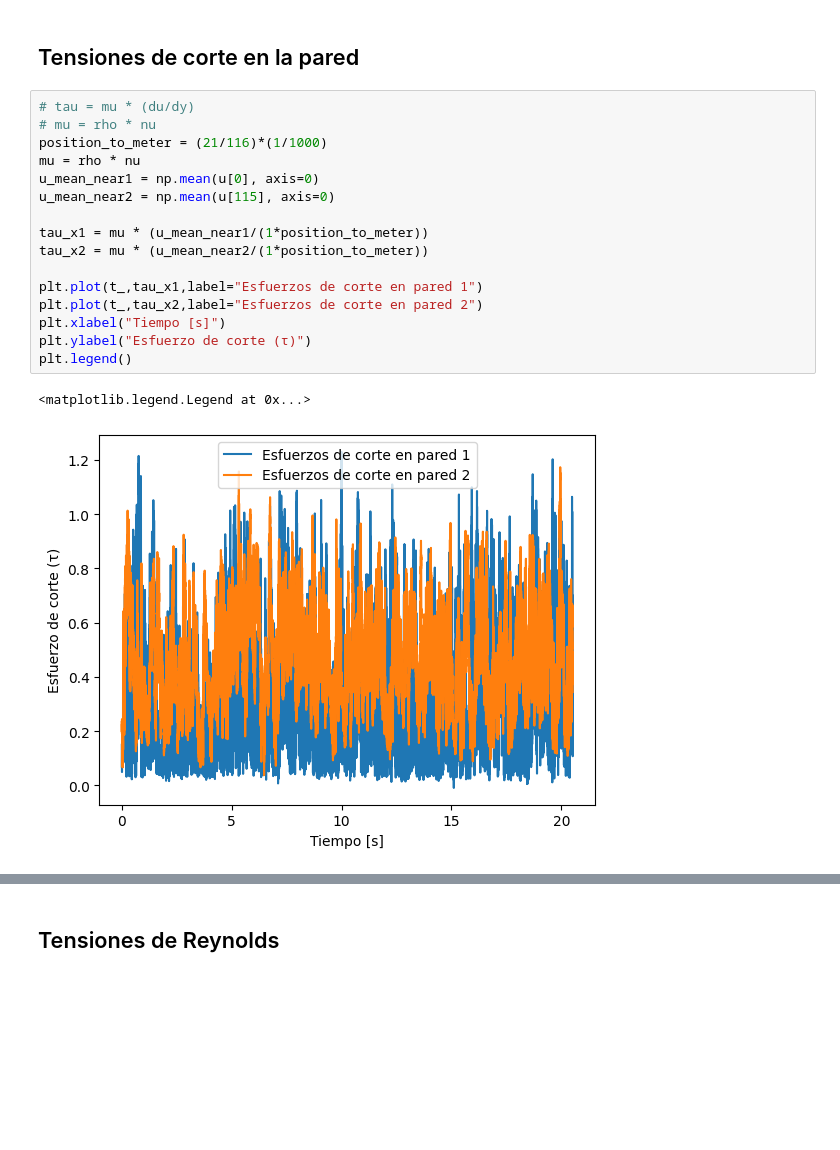
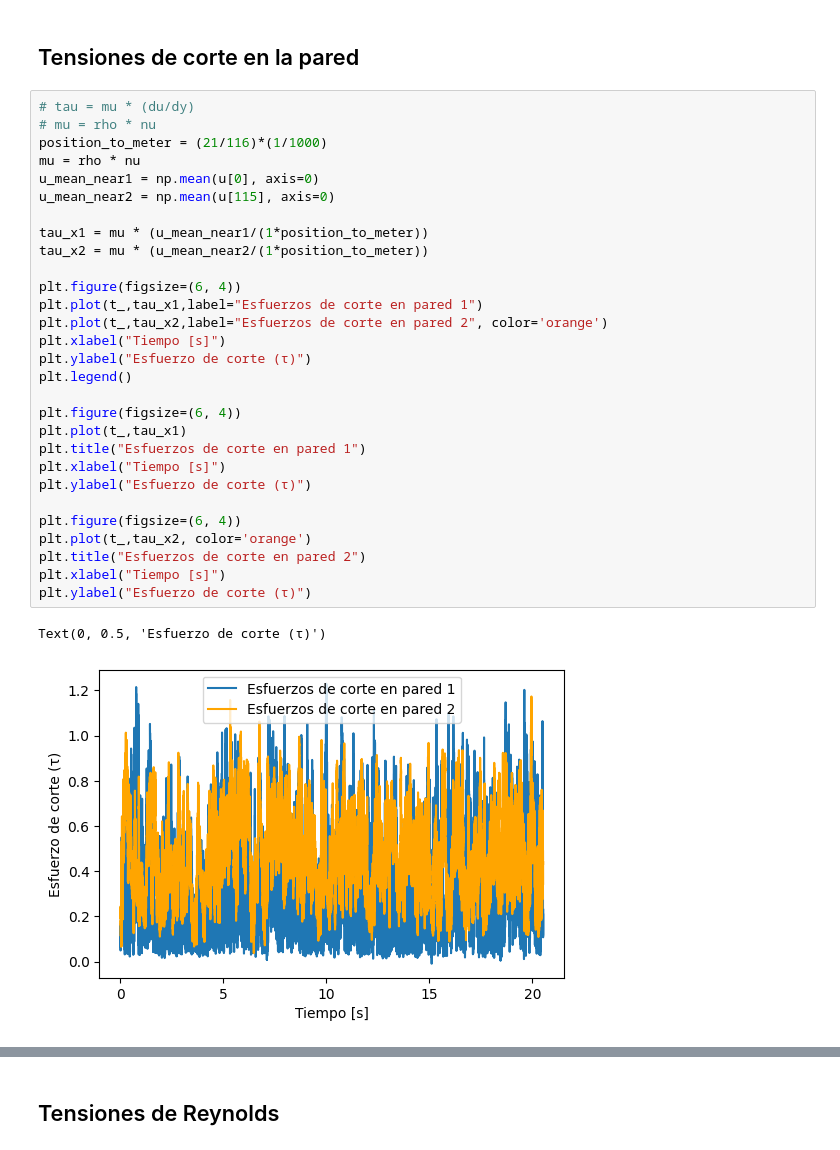
Before and after one commit to Daniel-SebastianGaete/ProyectoFluidos, a Jupyter notebook: main.ipynb, the cells around one changed output, grey strips where cells are left out. Cells and saved outputs as stored; diff of their text form; blank space fills up the shorter version.

```diff
--- a/main.ipynb
+++ b/main.ipynb
@@ -153,19 +149,32 @@ plt.show()
 # %%
 # tau = mu * (du/dy)
 # mu = rho * nu
 position_to_meter = (21/116)*(1/1000)
 mu = rho * nu
 u_mean_near1 = np.mean(u[0], axis=0)
 u_mean_near2 = np.mean(u[115], axis=0)
 
 tau_x1 = mu * (u_mean_near1/(1*position_to_meter))
 tau_x2 = mu * (u_mean_near2/(1*position_to_meter))
 
+plt.figure(figsize=(6, 4))
 plt.plot(t_,tau_x1,label="Esfuerzos de corte en pared 1")
-plt.plot(t_,tau_x2,label="Esfuerzos de corte en pared 2")
+plt.plot(t_,tau_x2,label="Esfuerzos de corte en pared 2", color='orange')
 plt.xlabel("Tiempo [s]")
 plt.ylabel("Esfuerzo de corte (τ)")
 plt.legend()
+
+plt.figure(figsize=(6, 4))
+plt.plot(t_,tau_x1)
+plt.title("Esfuerzos de corte en pared 1")
+plt.xlabel("Tiempo [s]")
+plt.ylabel("Esfuerzo de corte (τ)")
+
+plt.figure(figsize=(6, 4))
+plt.plot(t_,tau_x2, color='orange')
+plt.title("Esfuerzos de corte en pared 2")
+plt.xlabel("Tiempo [s]")
+plt.ylabel("Esfuerzo de corte (τ)")
 # %% [output]
-<matplotlib.legend.Legend at 0x...>
+Text(0, 0.5, 'Esfuerzo de corte (τ)')
-[figure, old version]
+[figure, new version]
```
Also changed, not shown: parts of 11 cells of this notebook.
